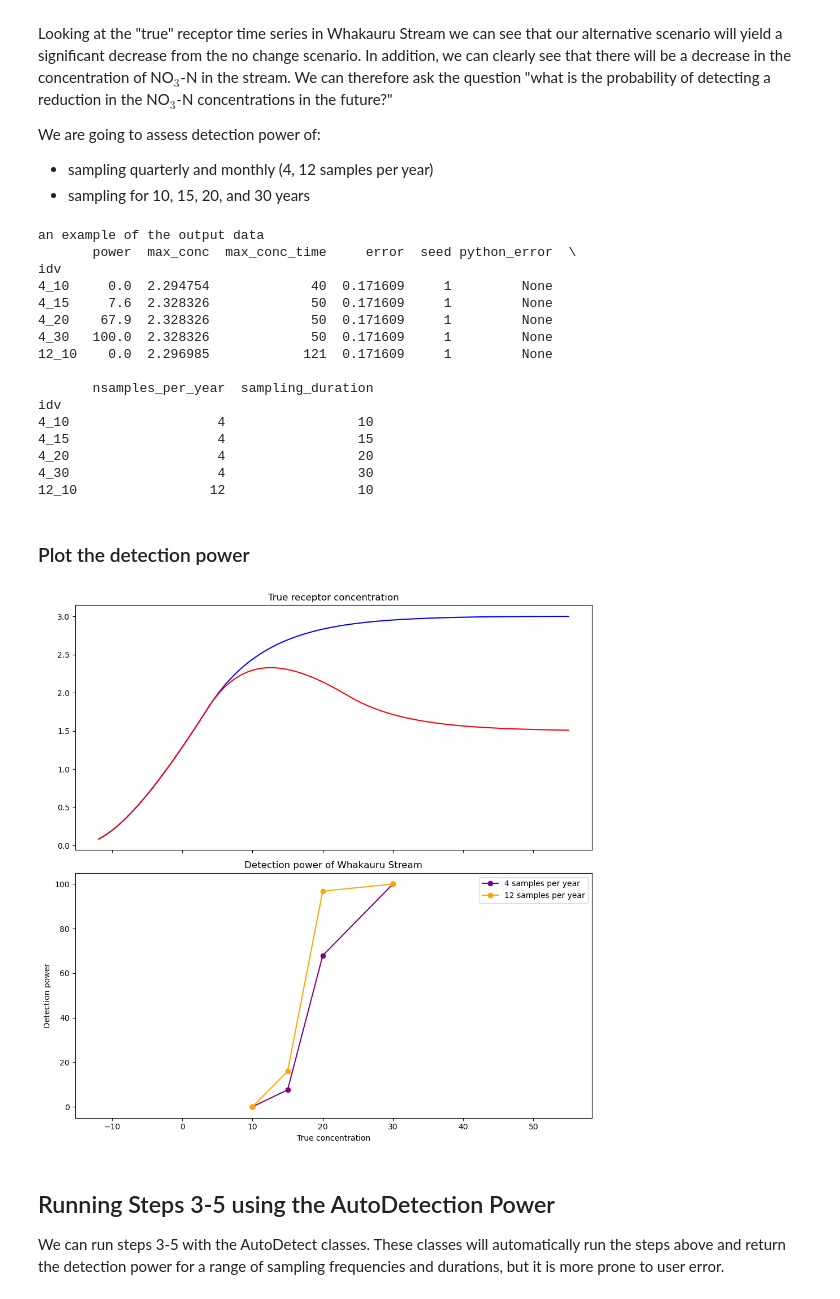
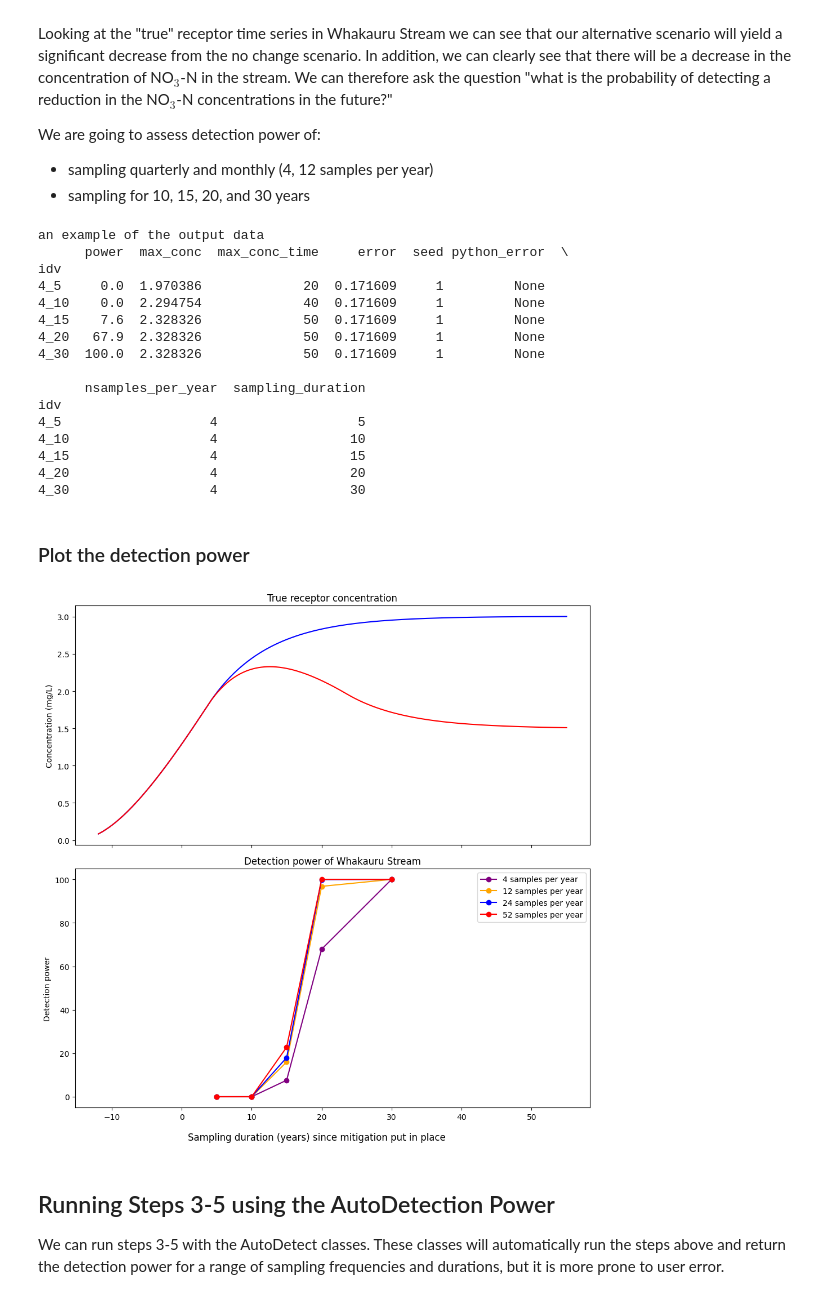
Before and after one commit to Komanawa-Solutions-Ltd/gw_detect_power-worked-examples, a Jupyter notebook: Whakauru_Stream_worked_example.ipynb, the cells around one changed output. Drawn from its saved outputs; the diff is of its cells as text; code cells hidden in the pictures.

```diff
--- a/Whakauru_Stream_worked_example.ipynb
+++ b/Whakauru_Stream_worked_example.ipynb
@@ -256,8 +256,8 @@ dpc = DetectionPowerSlope(
     significance_mode='n-section-mann-kendall', nsims=1000, min_p_value=0.05, min_samples=10,
     expect_slope=(1, -1), nparts=2, mpmk_check_step=5)
 
-nsamples_per_year = [4, 12]
-sampling_durations = [10, 15, 20, 30]
+nsamples_per_year = [4, 12, 24, 52]
+sampling_durations = [5, 10, 15, 20, 30]
 
 out_data = []
 
@@ -285,46 +285,48 @@ print('an example of the output data')
 print(out_data.head())
 # %% [output]
 an example of the output data
-       power  max_conc  max_conc_time     error  seed python_error  \
+      power  max_conc  max_conc_time     error  seed python_error  \
 idv
-4_10     0.0  2.294754             40  0.171609     1         None
-4_15     7.6  2.328326             50  0.171609     1         None
-4_20    67.9  2.328326             50  0.171609     1         None
-4_30   100.0  2.328326             50  0.171609     1         None
-12_10    0.0  2.296985            121  0.171609     1         None
+4_5     0.0  1.970386             20  0.171609     1         None
+4_10    0.0  2.294754             40  0.171609     1         None
+4_15    7.6  2.328326             50  0.171609     1         None
+4_20   67.9  2.328326             50  0.171609     1         None
+4_30  100.0  2.328326             50  0.171609     1         None
 
-       nsamples_per_year  sampling_duration
+      nsamples_per_year  sampling_duration
 idv
-4_10                   4                 10
-4_15                   4                 15
-4_20                   4                 20
-4_30                   4                 30
-12_10                 12                 10
+4_5                   4                  5
+4_10                  4                 10
+4_15                  4                 15
+4_20                  4                 20
+4_30                  4                 30
 # %% [markdown]
 ### Plot the detection power
 # %%
 fig, (ax_conc, ax) = plt.subplots(nrows=2, ncols=1, figsize=(10, 10), sharex=True)
 
 ax_conc.set_title('True receptor concentration')
 ax_conc.plot(base_receptor.index, base_receptor.values, label='base', c='b')
 ax_conc.plot(receptor.index, receptor.values, label='alt', c='r')
+ax_conc.set_ylabel('Concentration (mg/L)')
 
 ax.set_title('Detection power of Whakauru Stream')
-for nsamp, c in zip(nsamples_per_year, ['purple', 'orange']):
+for nsamp, c in zip(nsamples_per_year, ['purple', 'orange', 'blue', 'red']):
     power = []
     duration = []
     for dur in sampling_durations:
         idv = f'{nsamp}_{dur}'
         power.append(out_data.loc[idv, 'power'])
         duration.append(dur)
     ax.plot(duration, power, label=f'{nsamp} samples per year', color=c, marker='o')
-    ax.set_ylabel('Detection power')
-    ax.set_xlabel('True concentration')
-    ax.legend()
+ax.set_ylabel('Detection power')
+ax.legend()
+fig.supxlabel('Sampling duration (years) since mitigation put in place')
 fig.tight_layout()
+
 plt.show()
 # %% [output]
-[figure, old version]
+[figure, new version]
 # %% [markdown]
 ## Running Steps 3-5 using the AutoDetection Power
 We can run steps 3-5 with the AutoDetect classes.  These classes will automatically run the steps above and return the detection power for a range of sampling frequencies and durations, but it is more prone to user error.
```
Also changed, not shown: parts of 2 cells of this notebook, 1 other file.
